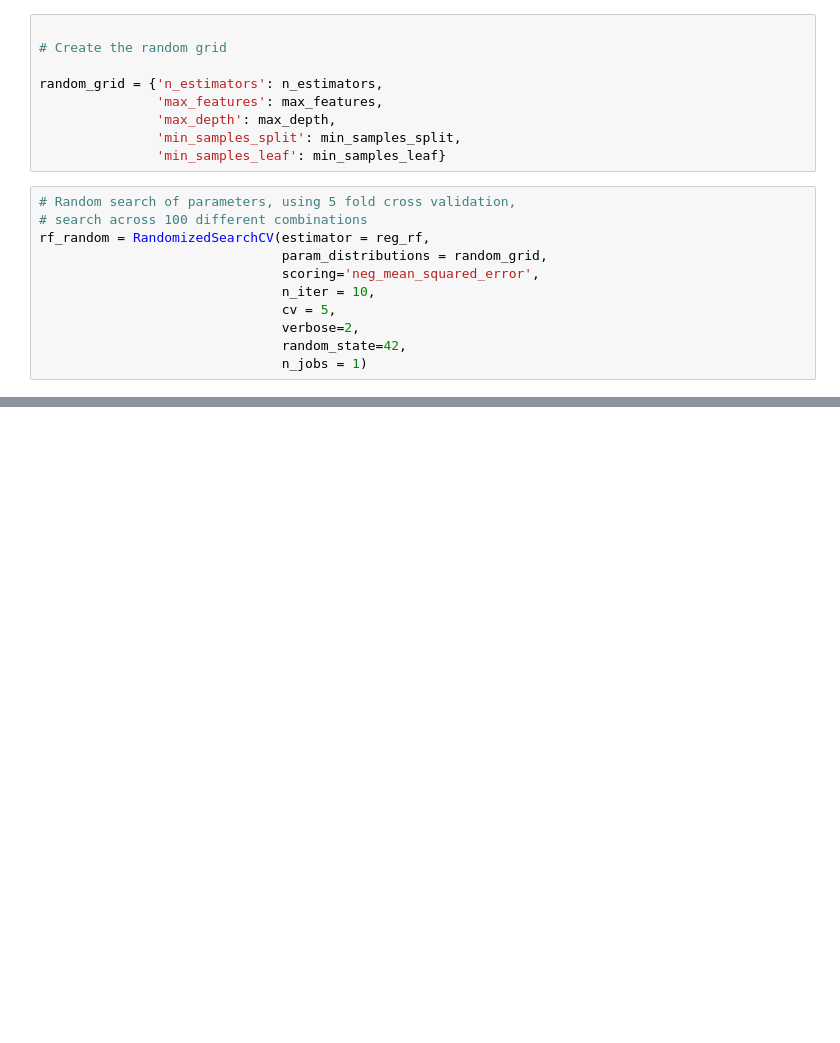
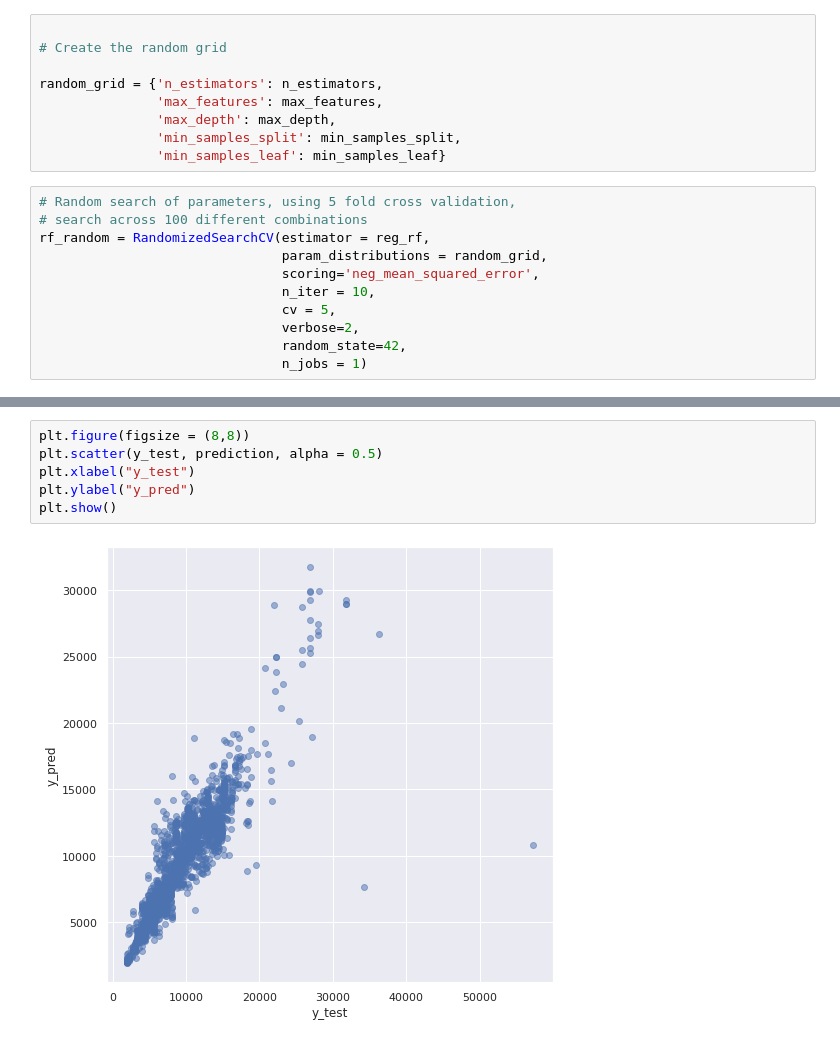
Before and after one commit to Pravin1Borate/Flight-Fare-Prediction, a Jupyter notebook: Fligh Fare Prediction.ipynb, the cells around one changed output, grey strips where cells are left out. Saved outputs shown, nothing was run; the diff lists cells and outputs as text; blank space fills up the shorter version.

```diff
--- a/Fligh Fare Prediction.ipynb
+++ b/Fligh Fare Prediction.ipynb
@@ -705,0 +717,8 @@ RandomizedSearchCV(cv=5, estimator=RandomForestRegressor(), n_jobs=1,
+# %%
+plt.figure(figsize = (8,8))
+plt.scatter(y_test, prediction, alpha = 0.5)
+plt.xlabel("y_test")
+plt.ylabel("y_pred")
+plt.show()
+# %% [output]
+[figure, added]
```
Also changed, not shown: parts of 13 cells of this notebook, 1 other file.
